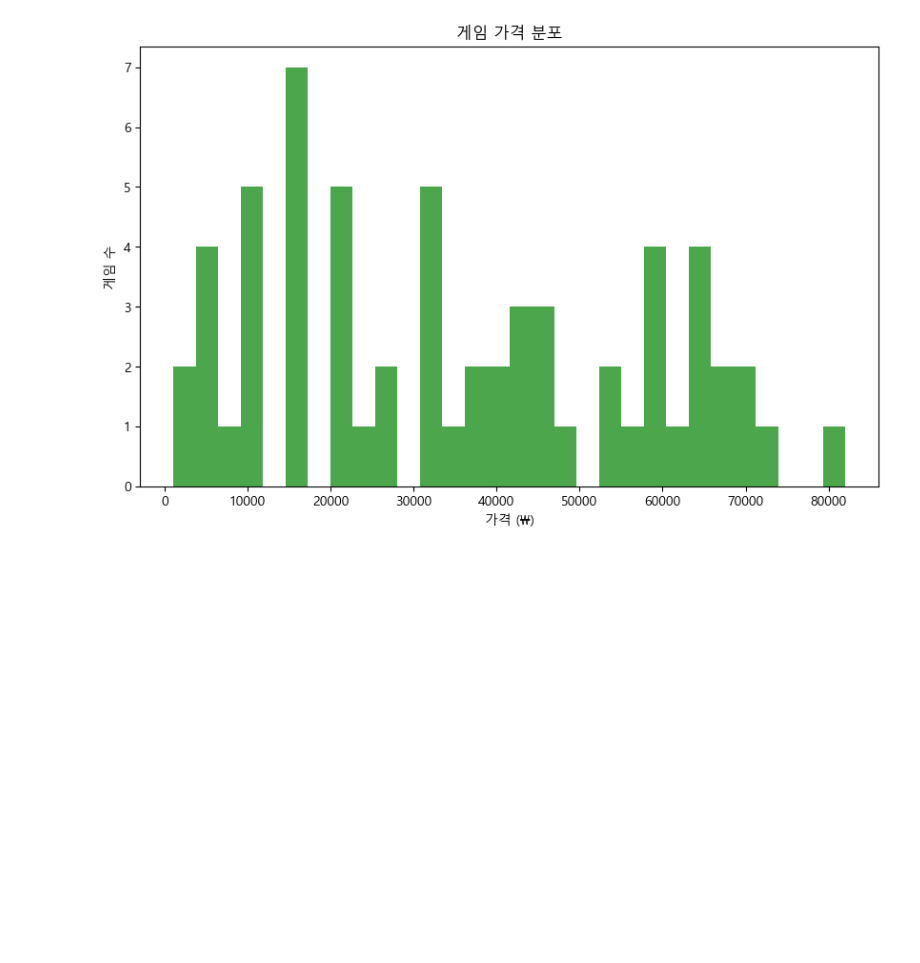
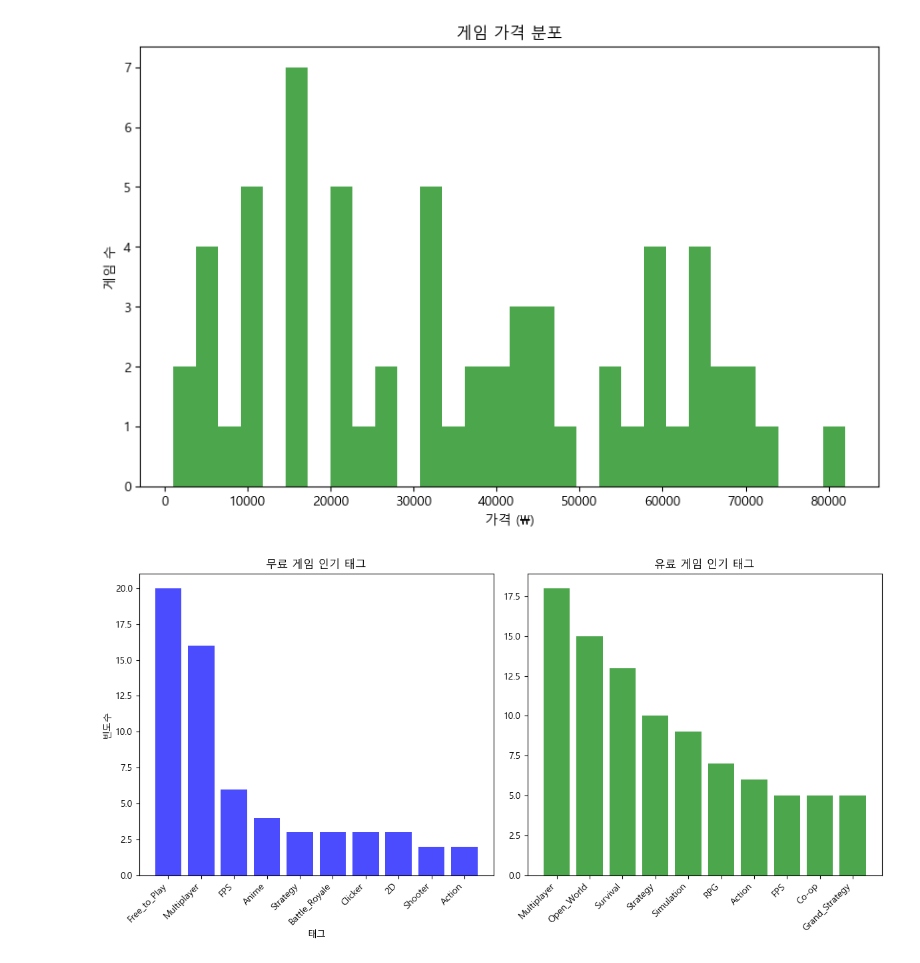
Before and after one commit to mrkimbab/1124, a Jupyter notebook: steamcrawler.ipynb, the cells around one changed output. Saved outputs shown, nothing was run; the diff lists cells and outputs as text; code cells hidden in the pictures; blank space fills up the shorter version.

```diff
--- a/steamcrawler.ipynb
+++ b/steamcrawler.ipynb
@@ -495,3 +495,85 @@ plt.title('게임 가격 분포')
 plt.show()
 # %% [output]
 [figure]
+# %%
+import pandas as pd
+import matplotlib.pyplot as plt
+from collections import Counter
+from itertools import combinations
+
+df = pd.read_csv("steam_games_chart1.csv")
+
+# '가격' 열을 숫자 형식으로 변환
+def convert_price(price):
+    if not isinstance(price, str):
+        return float('nan')
+    if price == 'Free To Play':
+        return float('0')
+    if '₩' in price:
+        price_parts = price.split('₩')
+        if len(price_parts) > 2:
+            return int(price_parts[2].replace(',', '').strip())
+        elif len(price_parts) > 1:
+            return int(price_parts[1].replace(',', '').strip())
+    try:
+        return int(price.replace(',', '').replace('₩', '').strip())
+    except:
+        return float('nan')
+
+# 가격 변환
+df['가격'] = df['Price'].apply(convert_price)
+
+# 무료 게임과 유료 게임 구분
+df_free = df[df['가격'] == 0]  # 가격이 0인 게임은 무료 게임
+df_paid = df[df['가격'] > 0]  # 가격이 0보다 큰 게임은 유료 게임
+
+# 태그 추출 함수
+def process_tags(tags):
+    if pd.isna(tags):
+        return []
+    tags = tags.split(',')
+    processed_t = []
+    for tag in tags:
+        tag = tag.strip().replace(" ", "_").lstrip('_')  # 공백 제거 + _ 처리
+        if not tag:  # 공백 태그는 스킵
+            continue
+        processed_t.append(tag)
+    return processed_t
+
+# 무료 게임과 유료 게임의 태그 빈도
+def get_tag_frequencies(df):
+    tag_counter = Counter()
+    for tags in df['Tags']:
+        processed_tags = process_tags(tags)
+        tag_counter.update(processed_tags)
+    return tag_counter
+
+
+# 무료 게임과 유료 게임의 태그 빈도
+free_tag_counts = get_tag_frequencies(df_free)
+paid_tag_counts = get_tag_frequencies(df_paid)
+
+# 무료 게임과 유료 게임에서 가장 인기 있는 태그 추출
+free_top_tags = free_tag_counts.most_common(10)
+paid_top_tags = paid_tag_counts.most_common(10)
+
+plt.figure(figsize=(12, 6))
+
+# 무료 게임 태그 시각화
+plt.subplot(1, 2, 1)
+plt.bar(free_tags, free_counts, color='blue', alpha=0.7)
+plt.xlabel('태그')
+plt.ylabel('빈도수')
+plt.title('무료 게임 인기 태그')
+plt.xticks(rotation=45, ha='right')
+
+# 유료 게임 태그 시각화
+plt.subplot(1, 2, 2)
+plt.bar(paid_tags, paid_counts, color='green', alpha=0.7)
+plt.title('유료 게임 인기 태그')
+plt.xticks(rotation=45, ha='right')
+
+plt.tight_layout()
+plt.show()
+# %% [output]
+[figure, added]
```
